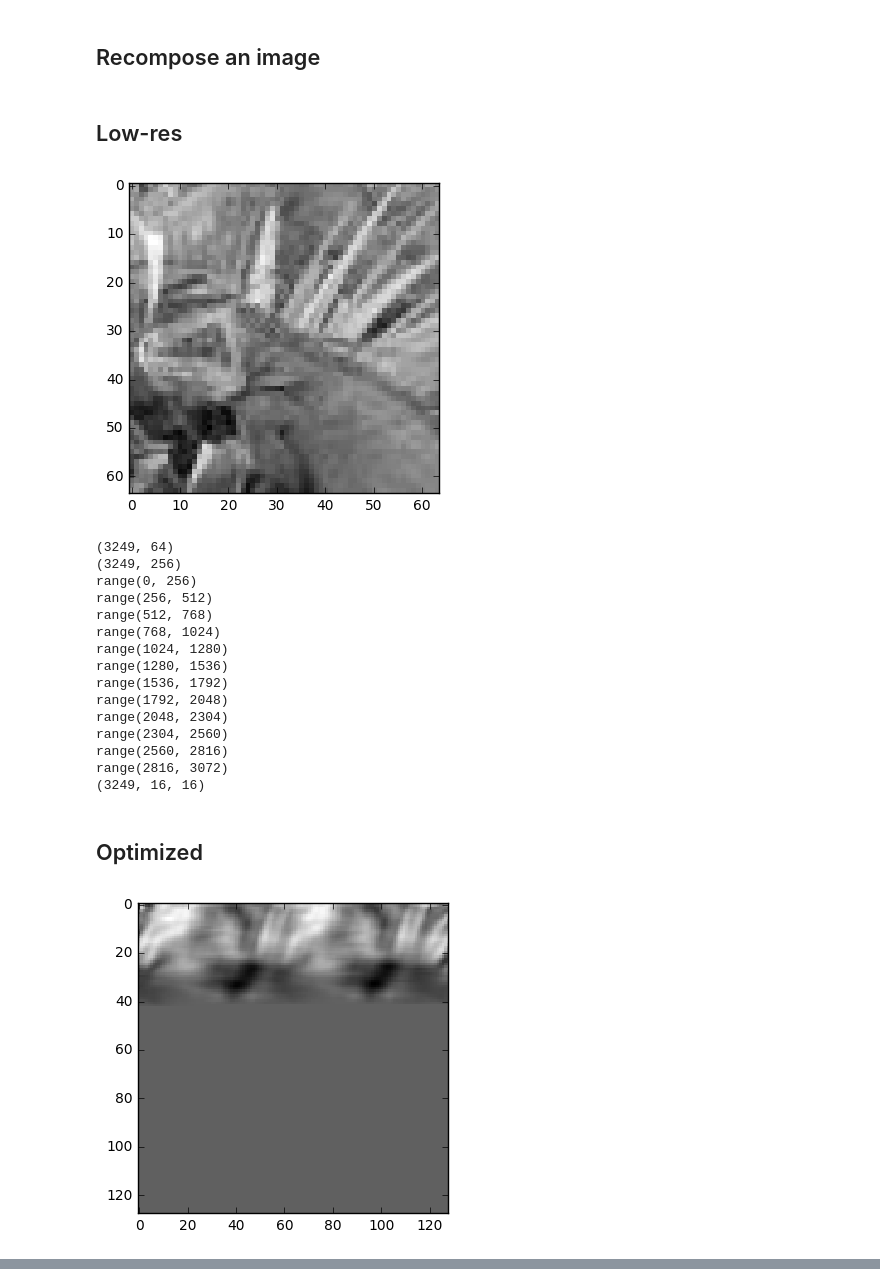
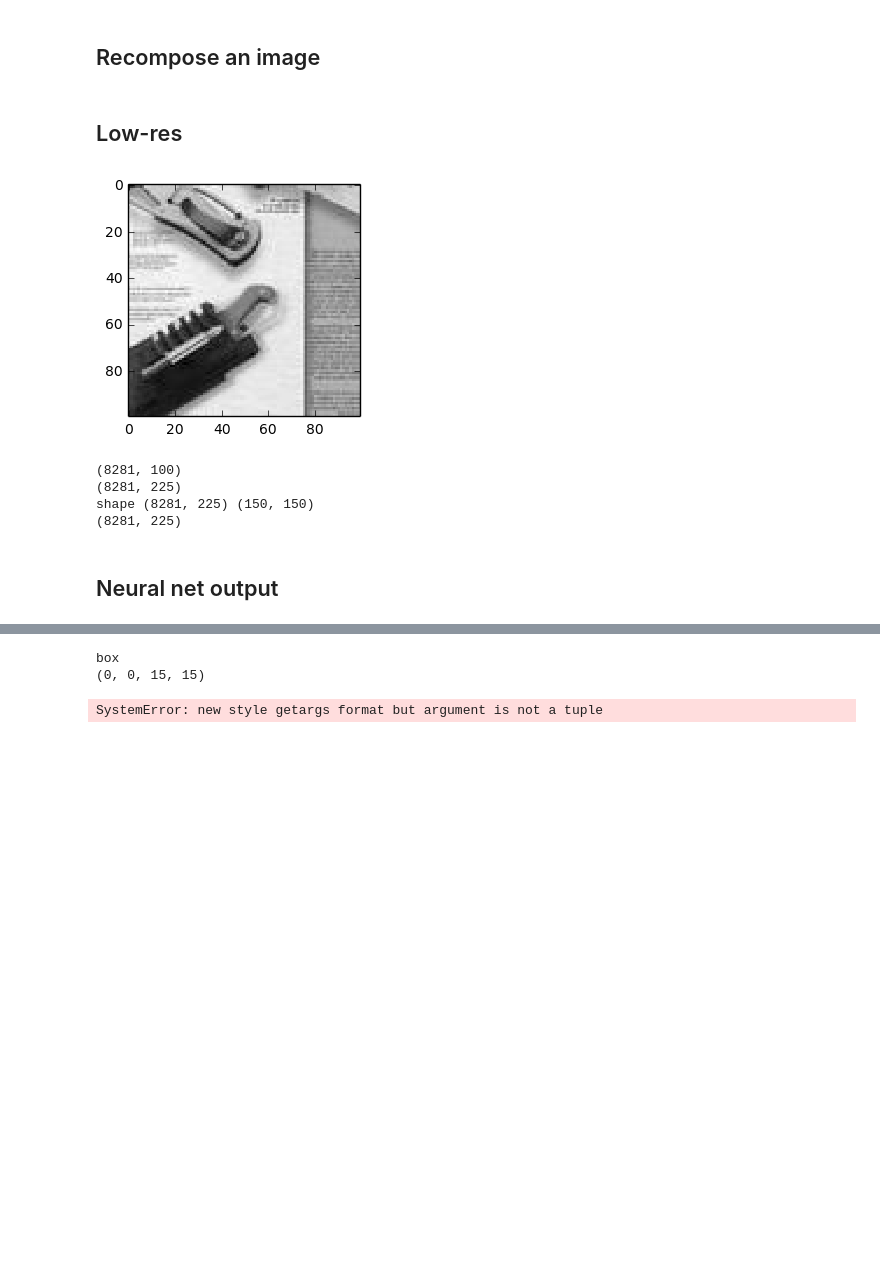
Before and after one commit to lucasdupin/ml-image-scaling, a Jupyter notebook: 3_results.ipynb, the cells around one changed output, grey strips where cells are left out. Saved outputs shown, nothing was run; the diff lists cells and outputs as text; code cells hidden in the pictures; blank space fills up the shorter version.

Commit message:
preparing to show some stats

```diff
--- a/3_results.ipynb
+++ b/3_results.ipynb
@@ -49,3 +25,5 @@ urlretrieve('https://www.dropbox.com/s/6zqi7m74c5er6gj/model_global_step_20000_c
+# %%
+checkpoint = './model/model_global_step_2000000_chart_step_4001.ckpt'
 # %% [markdown]
 ## Metrics
 
@@ -53,7 +31,6 @@ The metric chosen, r2, represents the squared difference between pixels colors.
 # %%
 # R2 function
 exec(autoencoder.cells[4])
-checkpoint="model_global_step_20000_chart_step_41.ckpt"
 
 print("when images are the same: %f" % difference(np.array([0,1,0]), np.array([0,1,0])))
 print("when images are completely different: %f" % difference(np.array([0,1,0]), np.array([1,0,1])))
@@ -121,7 +98,6 @@ Validation r2: 0.079
 ## Show patches
 # %%
 examples_to_show = 6
-checkpoint = 'model_global_step_20000_chart_step_41.ckpt'
 
 def show_plot(train, labels, predictions):
     """ Print an image grid """
@@ -209,7 +185,7 @@ with tf.Session(graph=graph) as session:
 
     # Show it
     display(Markdown("## Low-res"))
-    plt.figure(figsize = (4, 4))
+    plt.figure(figsize = (3, 3))
     plt.imshow(image, cmap="gray", interpolation="nearest")
     plt.show()
 
@@ -218,54 +194,56 @@ with tf.Session(graph=graph) as session:
     data = data.reshape((-1, patch_size[0]*patch_size[1]))
 
     out_data = np.zeros((data.shape[0], n_output))
     print(data.shape)
     print(out_data.shape)
 
     # Run it through the network to optimize it
     for i in range(0, int(data.shape[0]/batch_size)):
         # extract this batch
         batch_range = range(i*batch_size, (i+1)*batch_size)
-        print(batch_range)
         # update image again
         out_data[batch_range] = session.run(y_pred, feed_dict= {
             tf_X : data[batch_range]
         })
 
-    out_data = out_data.reshape((-1,) + patch_size_out)
-
-    image_scale = float(patch_size[0]) / patch_size_out[0]
+    print("shape %s %s" % (out_data.shape, label.shape))
+    out_data = out_data.reshape((-1, patch_size_out[0], patch_size_out[1]))
 
     print("%s" % (out_data.shape,))
 
     # Draw it
-    display(Markdown("## Optimized"))
+    display(Markdown("## Neural net output"))
+    recomposed = Image.new('L', labe.shape)
+    recomposed = reconstruct_from_patches_2d(out_data, label.shape)
+    print("R2: %s" % difference(recomposed, label))
     plt.figure(figsize = (4, 4))
-    recomposed = reconstruct_from_patches_2d(out_data, label.shape)
     plt.imshow(recomposed, cmap="gray", interpolation="nearest")
+    plt.show()
+
+    # Nearest neighbor scale
+    display(Markdown("## Nearest neighbor"))
+    nearest = Image.fromarray(image).resize(label.shape)
+    print("R2: %s" % difference(np.array(nearest), label))
+    plt.imshow(np.array(nearest), cmap="gray", interpolation="nearest")
+    plt.show()
+
+    # Bicubic neighbor scale
+    display(Markdown("## Bicubic"))
+    bicubic = Image.fromarray(image).resize(label.shape, Image.BICUBIC)
+    print("R2: %s" % difference(np.array(bicubic), label))
+    plt.imshow(np.array(bicubic), cmap="gray", interpolation="nearest")
     plt.show()
 
     # Show it
     display(Markdown("## High-res"))
     plt.figure(figsize = (4, 4))
     plt.imshow(label, cmap="gray", interpolation="nearest")
     plt.show()
 # %% [output]
 ## Low-res
-[figure, old version]
+[figure, new version]
-(3249, 64)
-(3249, 256)
-range(0, 256)
-range(256, 512)
-range(512, 768)
-range(768, 1024)
-range(1024, 1280)
-range(1280, 1536)
-range(1536, 1792)
-range(1792, 2048)
-range(2048, 2304)
-range(2304, 2560)
-range(2560, 2816)
-range(2816, 3072)
-(3249, 16, 16)
+(8281, 100)
+(8281, 225)
+shape (8281, 225) (150, 150)
+(8281, 225)
-## Optimized
+## Neural net output
-[figure, removed]
@@ -273,0 +250,3 @@ range(2816, 3072)
+box
+(0, 0, 15, 15)
+SystemError: new style getargs format but argument is not a tuple
```
Also changed, not shown: parts of 6 cells of this notebook.
